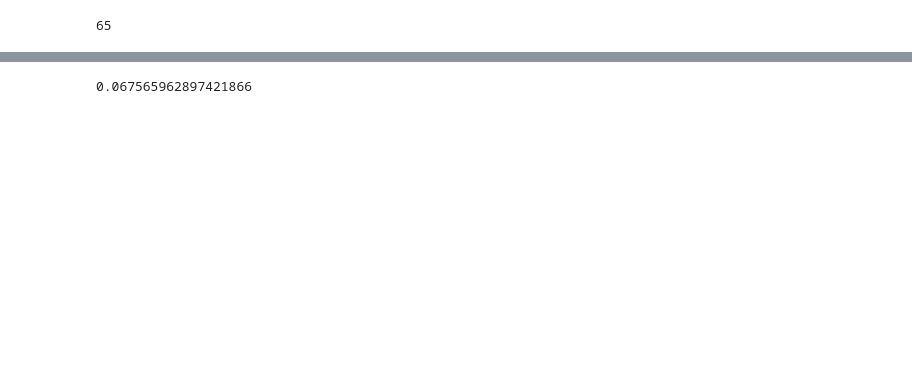
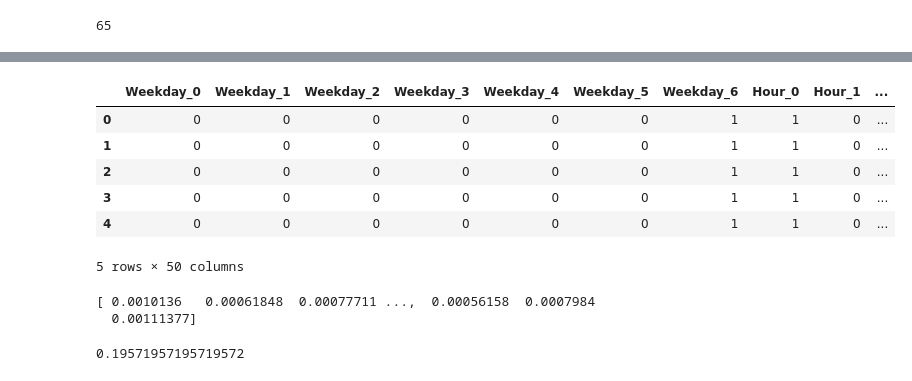
Before and after one commit to ymcdull/CTR, a Jupyter notebook: ctr.ipynb, the cells around one changed output, grey strips where cells are left out. Cells and saved outputs as stored; diff of their text form; code cells hidden in the pictures; blank space fills up the shorter version.

```diff
--- a/ctr.ipynb
+++ b/ctr.ipynb
@@ -54,3 +57,8 @@ print(train.head())
 #len(train[train["Click"] == 1])
 # %% [output]
 65
+# %%
+### Test for pd.get_dummies
+### Expand Weekdays
+weekdays = pd.get_dummies(train["Weekday"], prefix = "Weekday")
+weekdays.head()
@@ -56,0 +84,8 @@ print(train.head())
+# %%
+### Expand OS and Browser
+os_and_browser = train["User‐Agent"].str.split("_", expand = True)
+os = os_and_browser[0]
+browser = os_and_browser[1]
+os = pd.get_dummies(os, prefix="OS")
+browser = pd.get_dummies(browser, prefix="Browser")
+browser.head()
@@ -56,0 +99,22 @@ print(train.head())
+# %%
+### Expand floor price
+def price_transfer(x):
+  if x == 0:
+    return '0'
+  elif x >= 1 and x <= 10:
+    return '1-10'
+  elif x >= 11 and x <= 50:
+    return '11-50'
+  elif x >= 51 and x <= 100:
+    return '51-100'
+  else:
+    return 'larger'
+
+### Directly use dataframe method 'apply' to process series, instead of using map and lambda
+floor_price = train["Ad slot floor price (RMB/CPM)"].astype(int).apply(price_transfer)
+# floor_price = map(lambda price: price_transfer(price), train["Ad slot floor price (RMB/CPM)"].astype(int))
+
+floor_price = pd.get_dummies(floor_price, prefix = "Price")
+
+floor_price.head()
+# type(floor_price)
@@ -57,2 +150,14 @@ print(train.head())
+# %%
+mytrain = pd.concat([weekdays, hour, os, browser, floor_price], axis = 1)
+mytrain.shape
+mytrain.head()
+# %% [output]
+|  | Weekday_0 | Weekday_1 | Weekday_2 | Weekday_3 | Weekday_4 | Weekday_5 | Weekday_6 | Hour_0 | Hour_1 | ... |
+| 0 | 0 | 0 | 0 | 0 | 0 | 0 | 1 | 1 | 0 | ... |
+| 1 | 0 | 0 | 0 | 0 | 0 | 0 | 1 | 1 | 0 | ... |
+| 2 | 0 | 0 | 0 | 0 | 0 | 0 | 1 | 1 | 0 | ... |
+| 3 | 0 | 0 | 0 | 0 | 0 | 0 | 1 | 1 | 0 | ... |
+| 4 | 0 | 0 | 0 | 0 | 0 | 0 | 1 | 1 | 0 | ... |
+5 rows × 50 columns
 # %%
 ### Logistic Regression
@@ -79,6 +184,15 @@ result = lr.predict_proba(x)
 
 #print(result[:100, 1])
 # %%
-max(result[:,1])
+print(result[:,1])
 # %% [output]
-0.067565962897421866
+[ 0.0010136   0.00061848  0.00077711 ...,  0.00056158  0.0007984
+  0.00111377]
+# %%
+x = result[:,1]
+# print(y)
+
+### AUC Evaluation
+auc = roc_auc_score(y, x)
+# %% [output]
+0.19571957195719572
```
Also changed, not shown: parts of 12 cells of this notebook.
